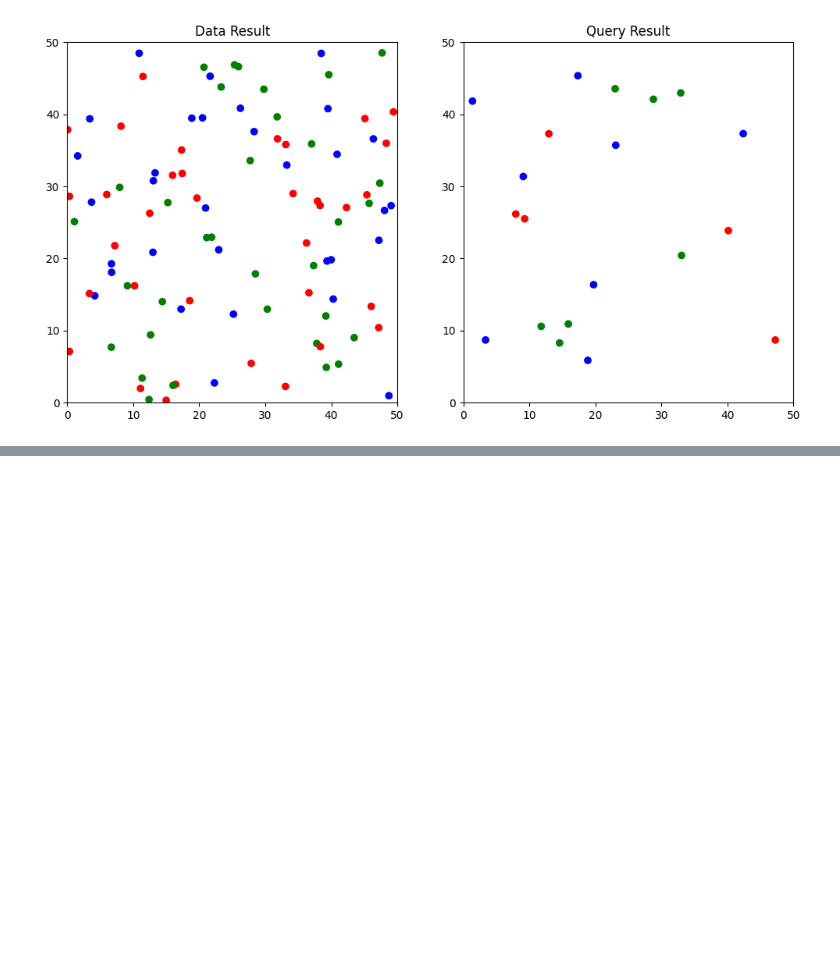
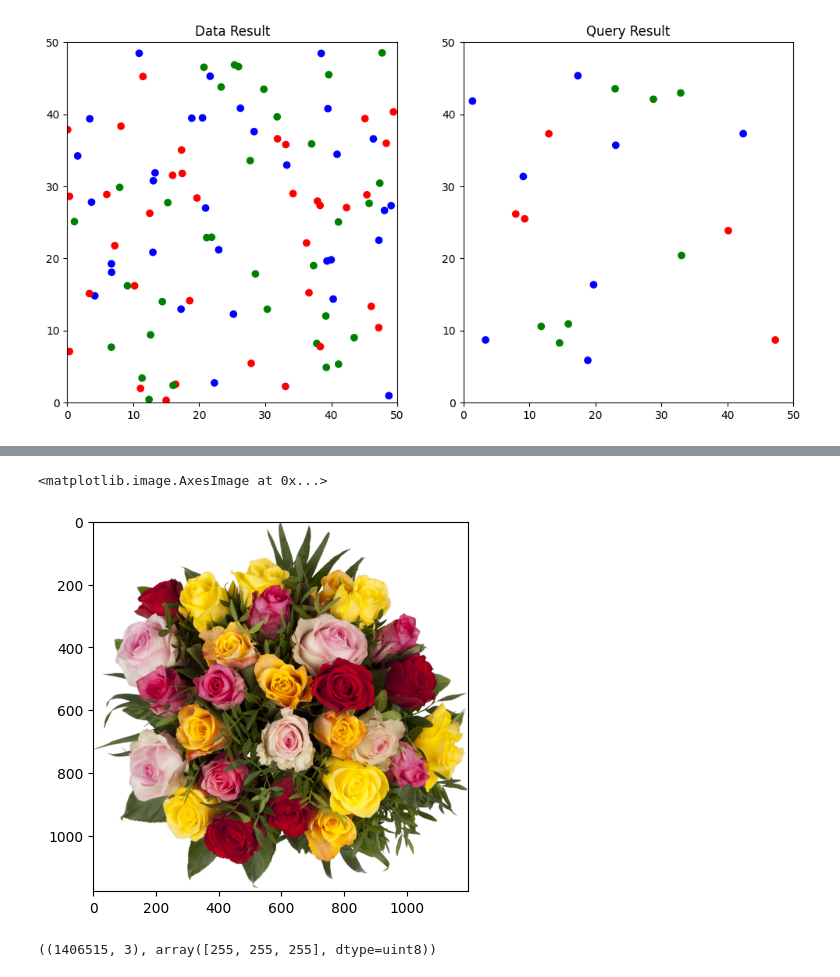
Before and after one commit to 118020020/815hws, a Jupyter notebook: hw2/solutions.ipynb, the cells around one changed output, grey strips where cells are left out. Saved outputs shown, nothing was run; the diff lists cells and outputs as text; code cells hidden in the pictures; blank space fills up the shorter version.

```diff
--- a/hw2/solutions.ipynb
+++ b/hw2/solutions.ipynb
@@ -98,0 +95,25 @@ Text(0.5, 1.0, 'Query Result')
+# %%
+# read the .png file as a RGB arrary, with each pixel represented as three 8-bit integer (ranging from 0 to 255) that specify the red, green and blue intensity values.
+from PIL import Image
+import numpy as np
+import matplotlib.pyplot as plt
+
+# Load the image
+image = Image.open('Data/Image.png')
+# Convert the image to RGB mode (in case it is not)
+image = image.convert('RGB')
+# Convert the image to a NumPy array
+pixels = np.array(image)
+# Flatten the image to get each pixel's RGB values
+h, w, c = pixels.shape
+pixels = pixels.reshape((h*w, c))
+# %%
+# show original image here
+plt.imshow(image)
+# %% [output]
+<matplotlib.image.AxesImage at 0x...>
+[figure, added]
+# %%
+pixels.shape, pixels[0]
+# %% [output]
+((1406515, 3), array([255, 255, 255], dtype=uint8))
```
Also changed, not shown: parts of 28 cells of this notebook.
